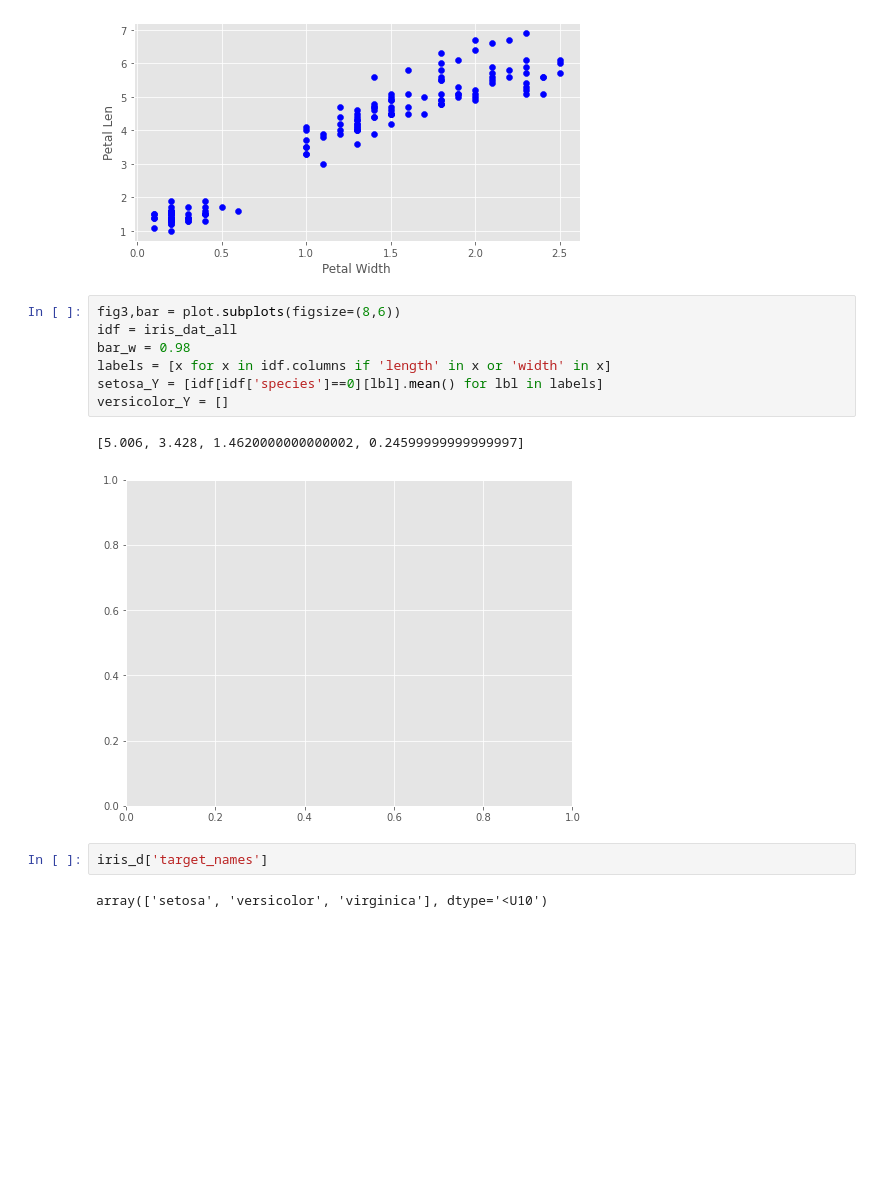
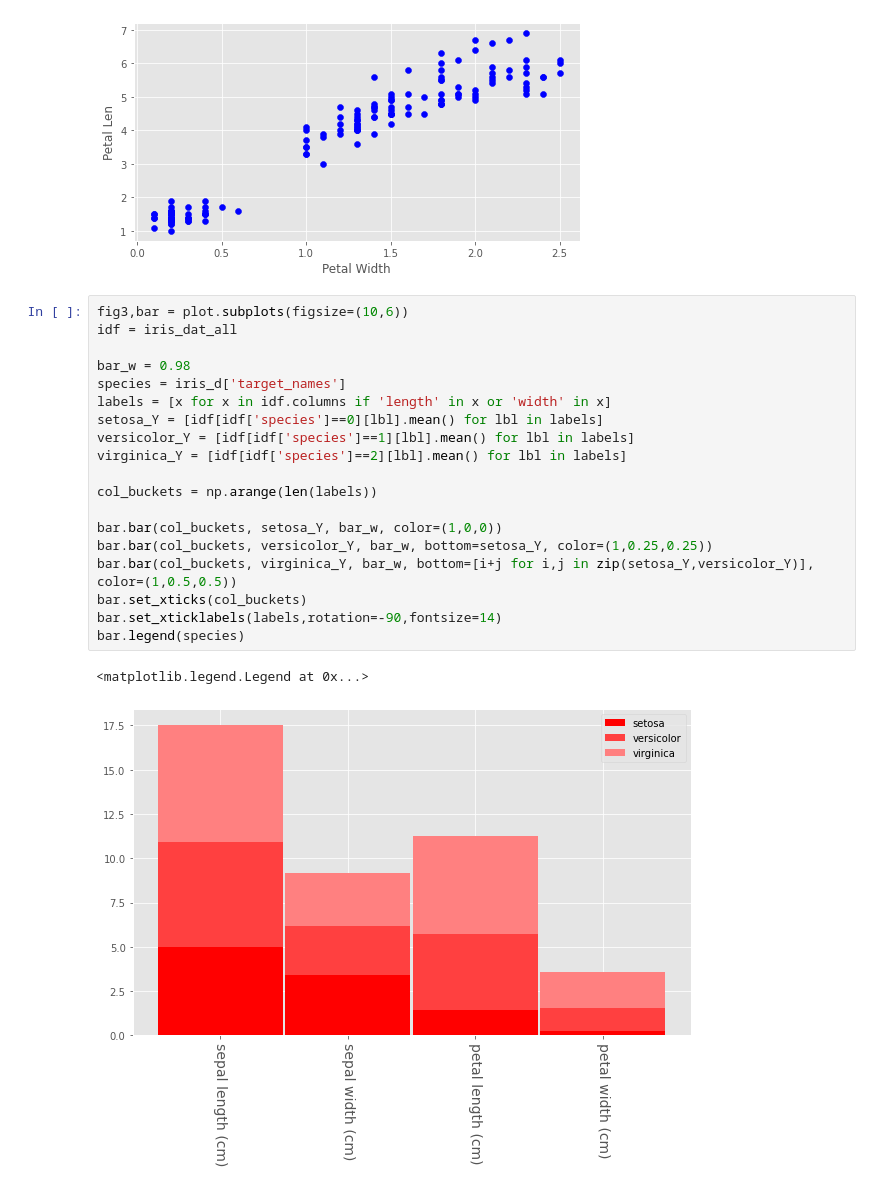
Before and after one commit to fran-man/ML-Blueprints-Book, a Jupyter notebook: Pandas-demo.ipynb, the cells around one changed output. Drawn from its saved outputs; the diff is of its cells as text; blank space fills up the shorter version.

Commit message:
Bar chart

```diff
--- a/Pandas-demo.ipynb
+++ b/Pandas-demo.ipynb
@@ -117,16 +117,24 @@ sct.set_ylabel('Petal Len')
 Text(0, 0.5, 'Petal Len')
 [figure]
 # %%
-fig3,bar = plot.subplots(figsize=(8,6))
+fig3,bar = plot.subplots(figsize=(10,6))
 idf = iris_dat_all
+
 bar_w = 0.98
+species = iris_d['target_names']
 labels = [x for x in idf.columns if 'length' in x or 'width' in x]
 setosa_Y = [idf[idf['species']==0][lbl].mean() for lbl in labels]
-versicolor_Y = []
+versicolor_Y = [idf[idf['species']==1][lbl].mean() for lbl in labels]
+virginica_Y = [idf[idf['species']==2][lbl].mean() for lbl in labels]
+
+col_buckets = np.arange(len(labels))
+
+bar.bar(col_buckets, setosa_Y, bar_w, color=(1,0,0))
+bar.bar(col_buckets, versicolor_Y, bar_w, bottom=setosa_Y, color=(1,0.25,0.25))
+bar.bar(col_buckets, virginica_Y, bar_w, bottom=[i+j for i,j in zip(setosa_Y,versicolor_Y)], color=(1,0.5,0.5))
+bar.set_xticks(col_buckets)
+bar.set_xticklabels(labels,rotation=-90,fontsize=14)
+bar.legend(species)
 # %% [output]
-[5.006, 3.428, 1.4620000000000002, 0.24599999999999997]
+<matplotlib.legend.Legend at 0x...>
-[figure, old version]
+[figure, new version]
-# %%
-iris_d['target_names']
-# %% [output]
-array(['setosa', 'versicolor', 'virginica'], dtype='<U10')
```
